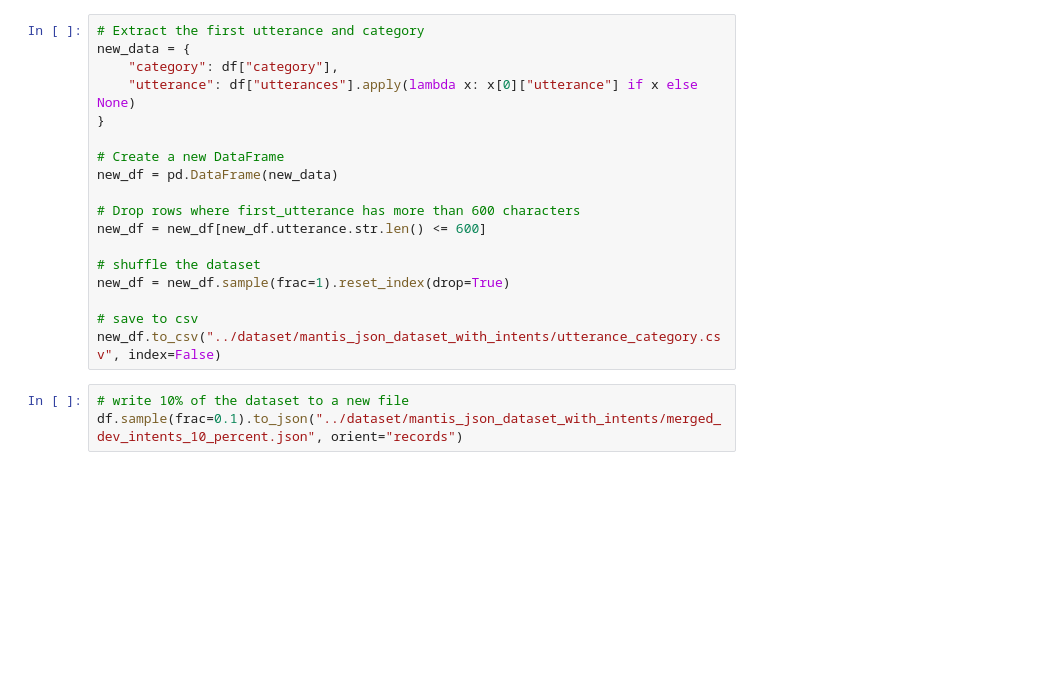
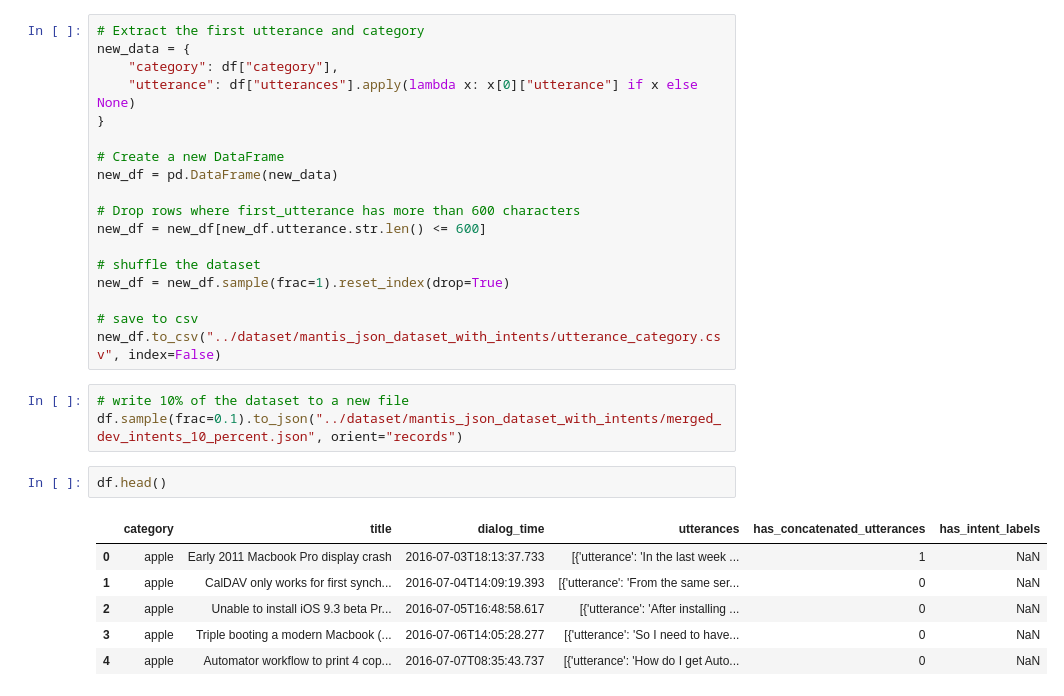
Before and after one commit to lorenzhelle/extractify-backend, a Jupyter notebook: experiments/mantis.ipynb, the cells around one changed output. Cells and saved outputs as stored; diff of their text form; blank space fills up the shorter version.

```diff
--- a/experiments/mantis.ipynb
+++ b/experiments/mantis.ipynb
@@ -38,3 +38,12 @@ new_df.to_csv("../dataset/mantis_json_dataset_with_intents/utterance_category.cs
 # %%
 # write 10% of the dataset to a new file
 df.sample(frac=0.1).to_json("../dataset/mantis_json_dataset_with_intents/merged_dev_intents_10_percent.json", orient="records")
+# %%
+df.head()
+# %% [output]
+|  | category | title | dialog_time | utterances | has_concatenated_utterances | has_intent_labels |
+| 0 | apple | Early 2011 Macbook Pro display crash | 2016-07-03T18:13:37.733 | [{'utterance': 'In the last week ... | 1 | NaN |
+| 1 | apple | CalDAV only works for first synch... | 2016-07-04T14:09:19.393 | [{'utterance': 'From the same ser... | 0 | NaN |
+| 2 | apple | Unable to install iOS 9.3 beta Pr... | 2016-07-05T16:48:58.617 | [{'utterance': 'After installing ... | 0 | NaN |
+| 3 | apple | Triple booting a modern Macbook (... | 2016-07-06T14:05:28.277 | [{'utterance': 'So I need to have... | 0 | NaN |
+| 4 | apple | Automator workflow to print 4 cop... | 2016-07-07T08:35:43.737 | [{'utterance': 'How do I get Auto... | 0 | NaN |
```
Also changed, not shown: parts of 1 cell of this notebook, 22 other files.
